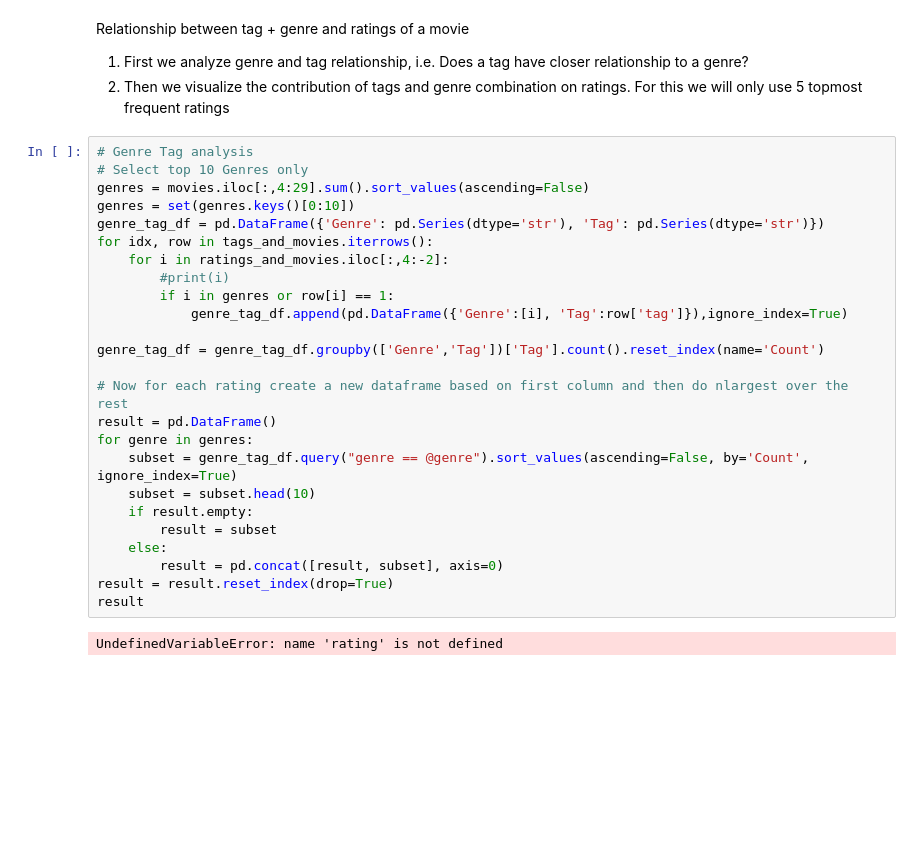
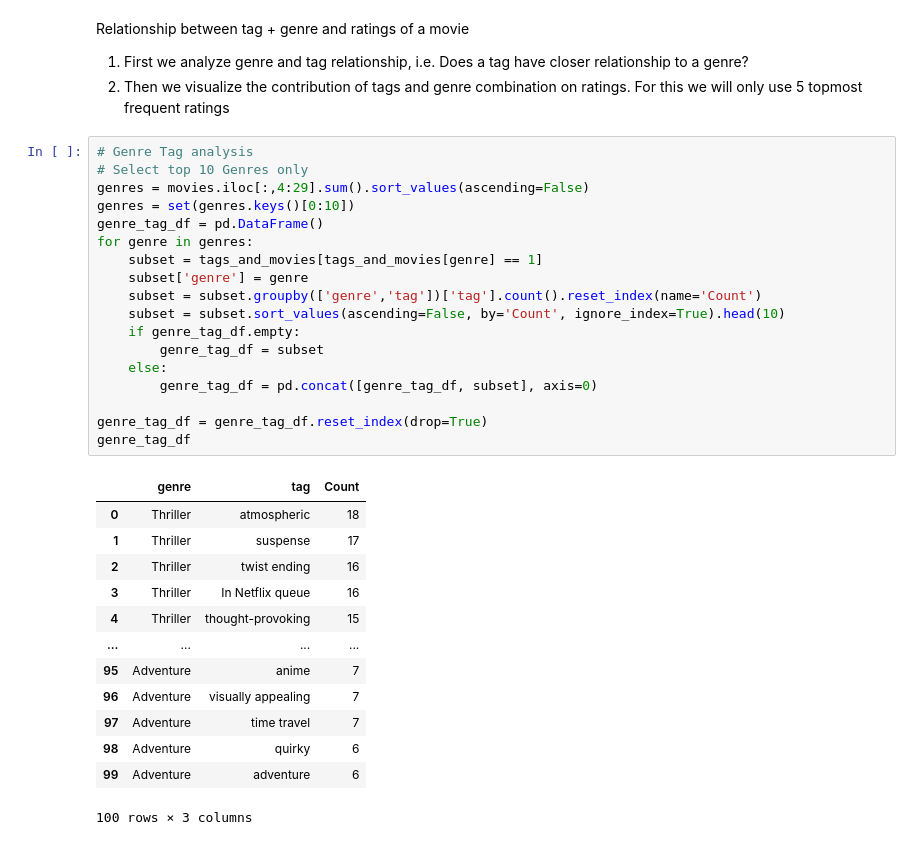
Before and after one commit to arunaabh95/movielens-recommender, a Jupyter notebook: MDM-cleaning+analysis.ipynb, the cells around one changed output. Drawn from its saved outputs; the diff is of its cells as text; blank space fills up the shorter version.

```diff
--- a/MDM-cleaning+analysis.ipynb
+++ b/MDM-cleaning+analysis.ipynb
@@ -528,27 +532,32 @@ Relationship between tag + genre and ratings of a movie
 # %%
 # Genre Tag analysis
 # Select top 10 Genres only
 genres = movies.iloc[:,4:29].sum().sort_values(ascending=False)
 genres = set(genres.keys()[0:10])
-genre_tag_df = pd.DataFrame({'Genre': pd.Series(dtype='str'), 'Tag': pd.Series(dtype='str')})
-for idx, row in tags_and_movies.iterrows():
-    for i in ratings_and_movies.iloc[:,4:-2]:
-        #print(i)
-        if i in genres or row[i] == 1:
-            genre_tag_df.append(pd.DataFrame({'Genre':[i], 'Tag':row['tag']}),ignore_index=True)
+genre_tag_df = pd.DataFrame()
+for genre in genres:
+    subset = tags_and_movies[tags_and_movies[genre] == 1]
+    subset['genre'] = genre
+    subset = subset.groupby(['genre','tag'])['tag'].count().reset_index(name='Count')
+    subset = subset.sort_values(ascending=False, by='Count', ignore_index=True).head(10)
+    if genre_tag_df.empty:
+        genre_tag_df = subset
+    else:
+        genre_tag_df = pd.concat([genre_tag_df, subset], axis=0)
 
-genre_tag_df = genre_tag_df.groupby(['Genre','Tag'])['Tag'].count().reset_index(name='Count')
-
-# Now for each rating create a new dataframe based on first column and then do nlargest over the rest
-result = pd.DataFrame()
-for genre in genres:
-    subset = genre_tag_df.query("genre == @genre").sort_values(ascending=False, by='Count', ignore_index=True)
-    subset = subset.head(10)
-    if result.empty:
-        result = subset
-    else:
-        result = pd.concat([result, subset], axis=0)
-result = result.reset_index(drop=True)
-result
+genre_tag_df = genre_tag_df.reset_index(drop=True)
+genre_tag_df
 # %% [output]
+|  | genre | tag | Count |
+| 0 | Thriller | atmospheric | 18 |
+| 1 | Thriller | suspense | 17 |
+| 2 | Thriller | twist ending | 16 |
+| 3 | Thriller | In Netflix queue | 16 |
+| 4 | Thriller | thought-provoking | 15 |
+| ... | ... | ... | ... |
+| 95 | Adventure | anime | 7 |
+| 96 | Adventure | visually appealing | 7 |
+| 97 | Adventure | time travel | 7 |
+| 98 | Adventure | quirky | 6 |
+| 99 | Adventure | adventure | 6 |
-UndefinedVariableError: name 'rating' is not defined
+100 rows × 3 columns
```
Also changed, not shown: parts of 13 cells of this notebook.
